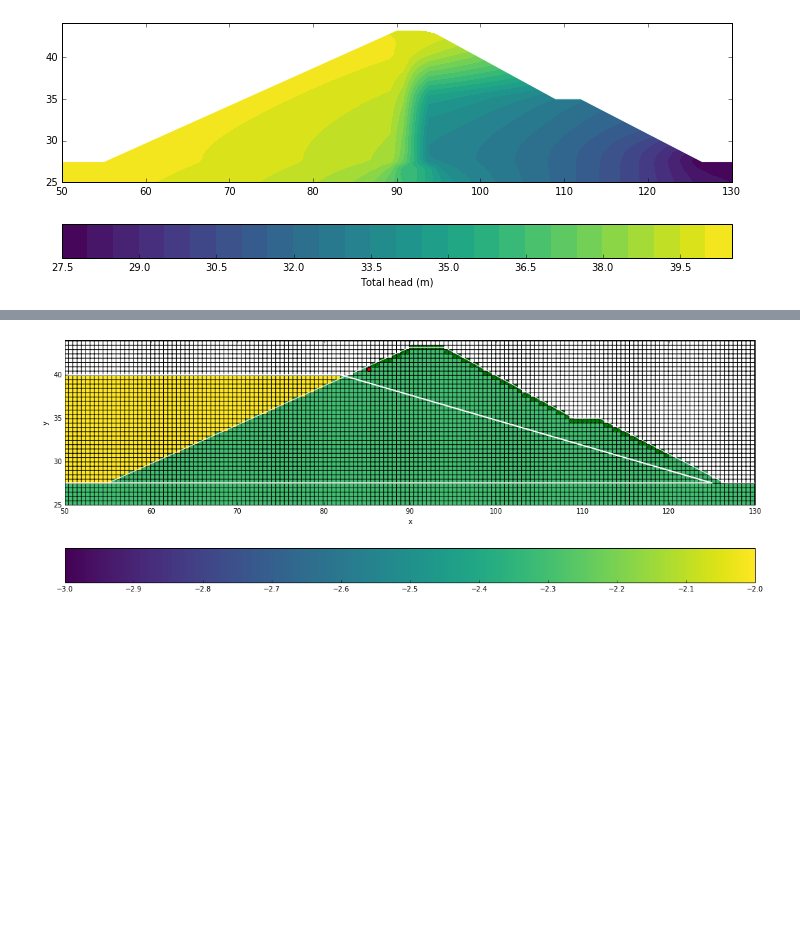
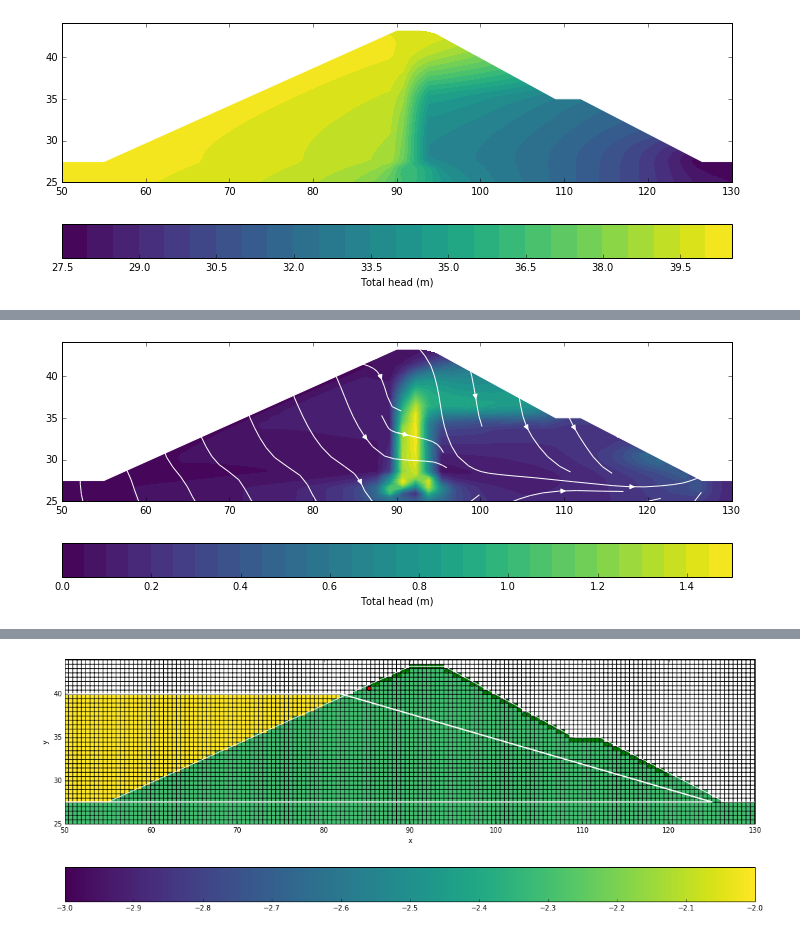
Before and after one commit to sgkang/DamGeophysics, a Jupyter notebook: notebook/SP.ipynb, the cells around one changed output, grey strips where cells are left out. Saved outputs shown, nothing was run; the diff lists cells and outputs as text; code cells hidden in the pictures; blank space fills up the shorter version.

```diff
--- a/notebook/SP.ipynb
+++ b/notebook/SP.ipynb
@@ -18,6 +38,9 @@ Ky =  fluiddata["Ky"]
 P = fluiddata["P"]
 Ux =  fluiddata["Ux"]
 Uy =  fluiddata["Uy"]
+Gradx =  fluiddata["Gradx"]
+Grady =  fluiddata["Grady"]
+
 Uy[Uy>1e10] = np.nan
 mesh = fluiddata["mesh"]
 xsurf, ysurf, yup = fluiddata["xsurf"], fluiddata["ysurf"], fluiddata["yup"]
@@ -43,0 +79,11 @@ cb.set_label("Total head (m)")
+# %%
+fig = plt.figure(figsize = (12, 5))
+ax = plt.subplot(111)
+dat = Static.Utils.plot2Ddata(xyz, np.c_[Gradx, Grady], vec=True, ax=ax, ncontour=30, contourOpts={"cmap":"viridis"})
+ax.fill_between(xsurf, ysurf, yup, facecolor='white', edgecolor="white")
+ax.set_xlim(50, 130)
+ax.set_ylim(25, 44)
+cb = plt.colorbar(dat[1], orientation="horizontal")
+cb.set_label("Total head (m)")
+# %% [output]
+[figure, added]
```
Also changed, not shown: parts of 11 cells of this notebook, 3 other files.
